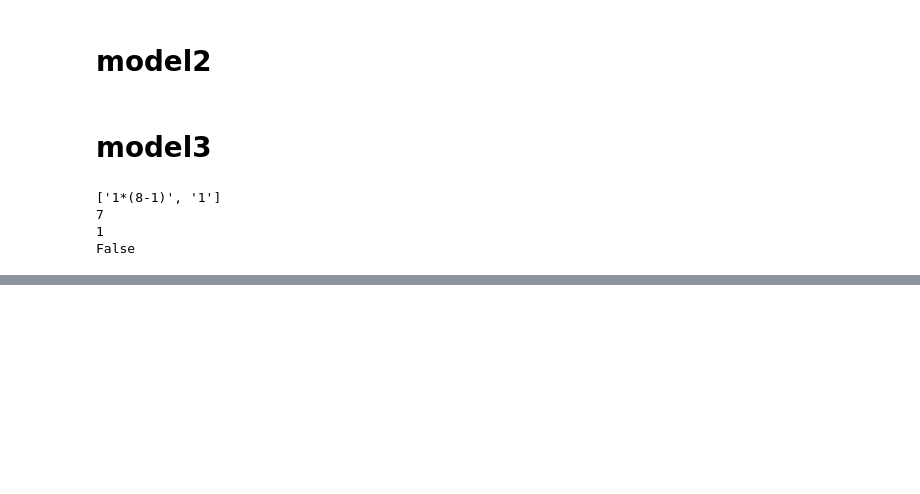
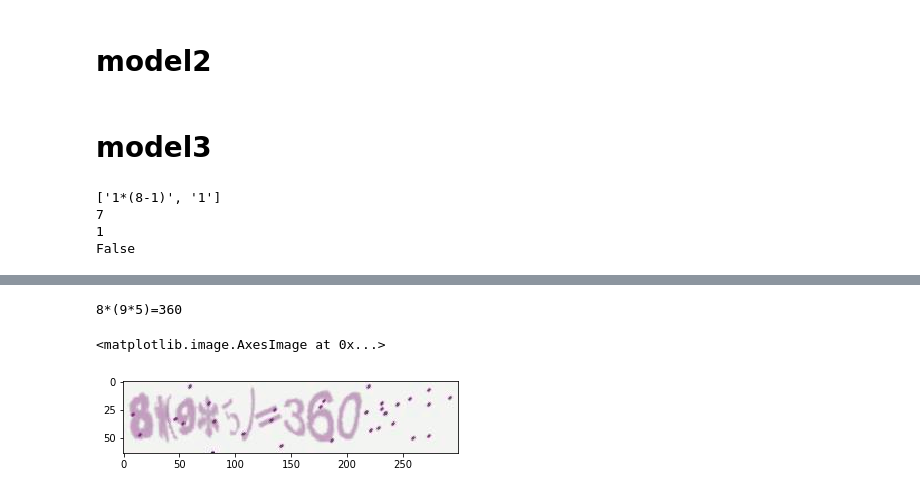
Before and after one commit to alexzyx/mathematical_expression_recog, a Jupyter notebook: 9.bagging.ipynb, the cells around one changed output, grey strips where cells are left out. Drawn from its saved outputs; the diff is of its cells as text; code cells hidden in the pictures; blank space fills up the shorter version.

```diff
--- a/9.bagging.ipynb
+++ b/9.bagging.ipynb
@@ -431,0 +385,9 @@ print(pred_texts)
+# %%
+
+print(predict_with_bagging('train/63362.jpg'))
+img = cv2.imread( rootpath+ 'train/63362.jpg')
+plt.imshow(img)
+# %% [output]
+8*(9*5)=360
+<matplotlib.image.AxesImage at 0x...>
+[figure, added]
```
Also changed, not shown: parts of 11 cells of this notebook, 4 other files.
